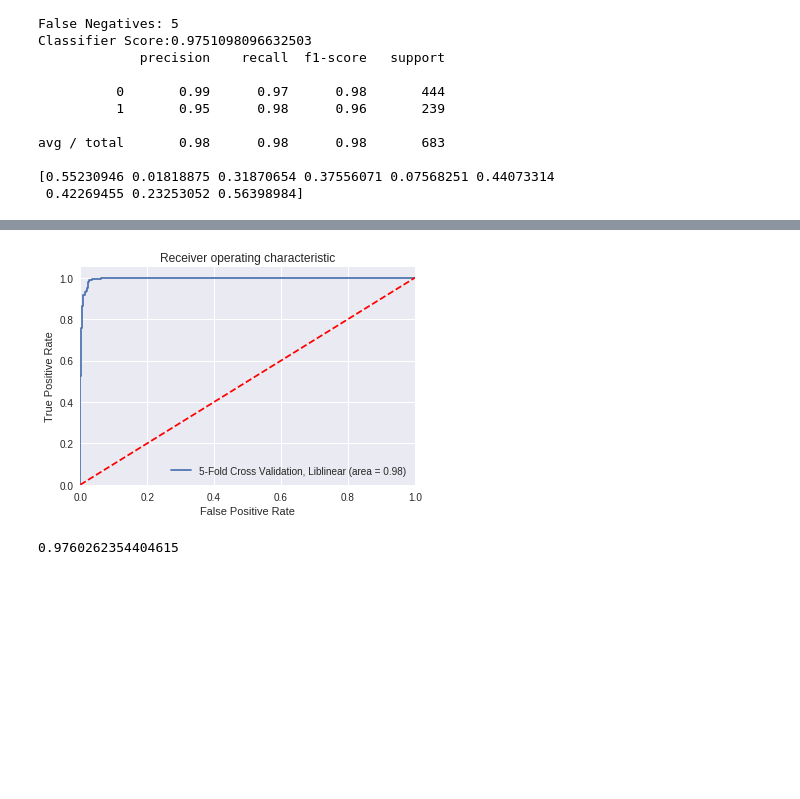
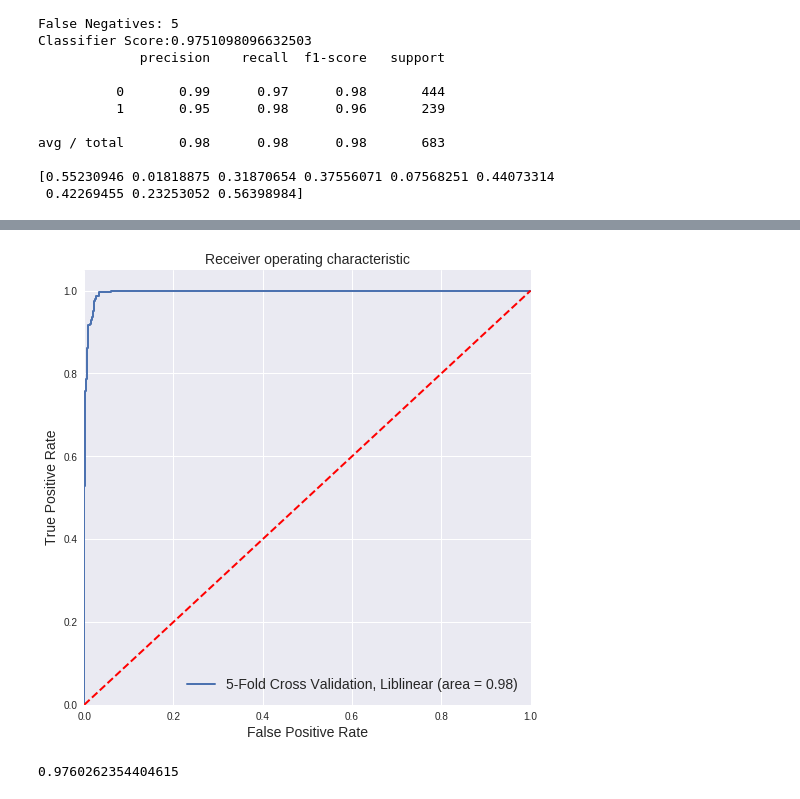
Before and after one commit to WBReiner/coding_notebooks_python, a Jupyter notebook: Charlie_DataChallenge1.ipynb, the cells around one changed output, grey strips where cells are left out. Cells and saved outputs as stored; diff of their text form; code cells hidden in the pictures; blank space fills up the shorter version.

```diff
--- a/Charlie_DataChallenge1.ipynb
+++ b/Charlie_DataChallenge1.ipynb
@@ -445,24 +467,24 @@ avg / total       0.98      0.98      0.98       683
 # %%
 #ROC Curve
 from sklearn.metrics import roc_auc_score
 from sklearn.metrics import roc_curve
 logit_roc_auc = roc_auc_score(y, clf_weight.predict(X))
 fpr, tpr, thresholds = roc_curve(y, clf_weight.predict_proba(X)[:,1])
-plt.figure()
-plt.plot(fpr, tpr, label='5-Fold Cross Validation, Liblinear (area = %0.2f)' % logit_roc_auc)
-plt.plot([0, 1], [0, 1],'r--')
+plt.figure(figsize=[8, 8], facecolor='w')
+plt.plot(fpr, tpr, label='5-Fold Cross Validation, Liblinear (area = %0.2f)' % logit_roc_auc, linewidth=2.0)
+plt.plot([0, 1], [0, 1],'r--', linewidth=2.0)
 plt.xlim([0.0, 1.0])
 plt.ylim([0.0, 1.05])
-plt.xlabel('False Positive Rate')
-plt.ylabel('True Positive Rate')
-plt.title('Receiver operating characteristic')
-plt.legend(loc="lower right")
+plt.xlabel('False Positive Rate', size=14)
+plt.ylabel('True Positive Rate', size = 14)
+plt.title('Receiver operating characteristic', size=14)
+plt.legend(loc="lower right", prop={'size':14})
 plt.savefig('Log_ROC')
 plt.show()
 
 display(logit_roc_auc)
 # %% [output]
-[figure, old version]
+[figure, new version]
 0.9760262354404615
 # %%
 #ROC Curve you want to be as far from the red dotted line as possible
```
Also changed, not shown: parts of 4 cells of this notebook.
